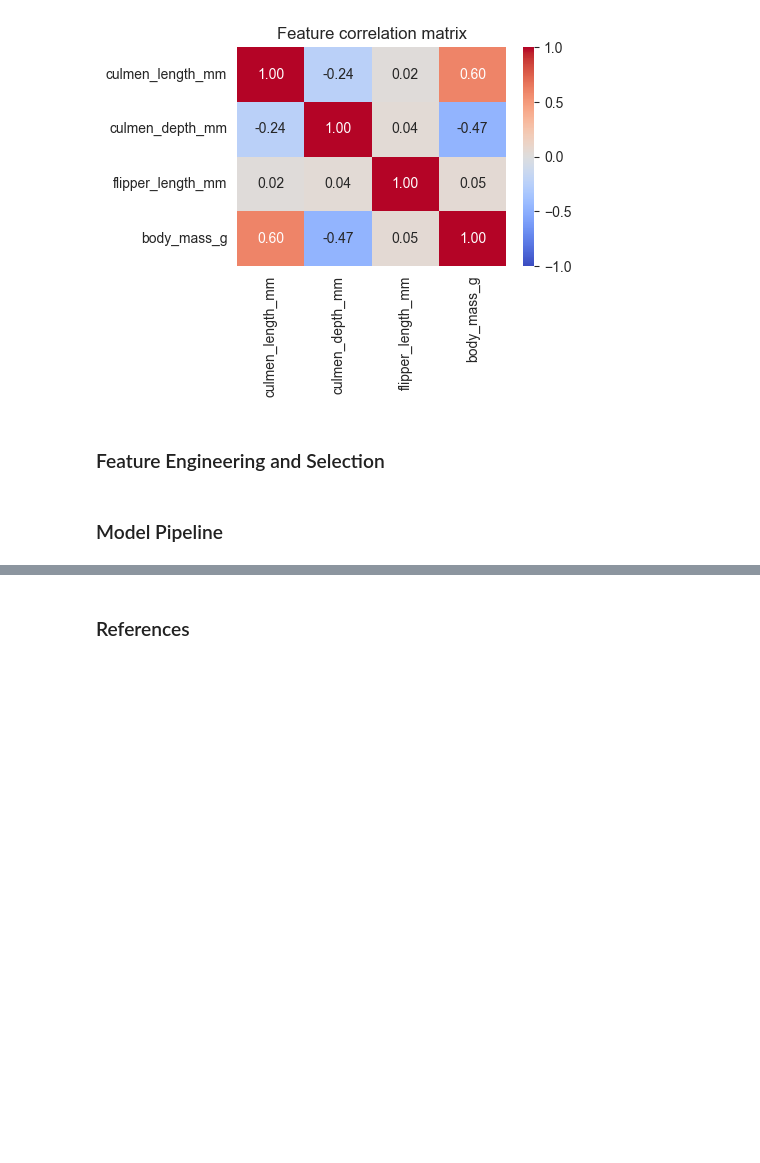
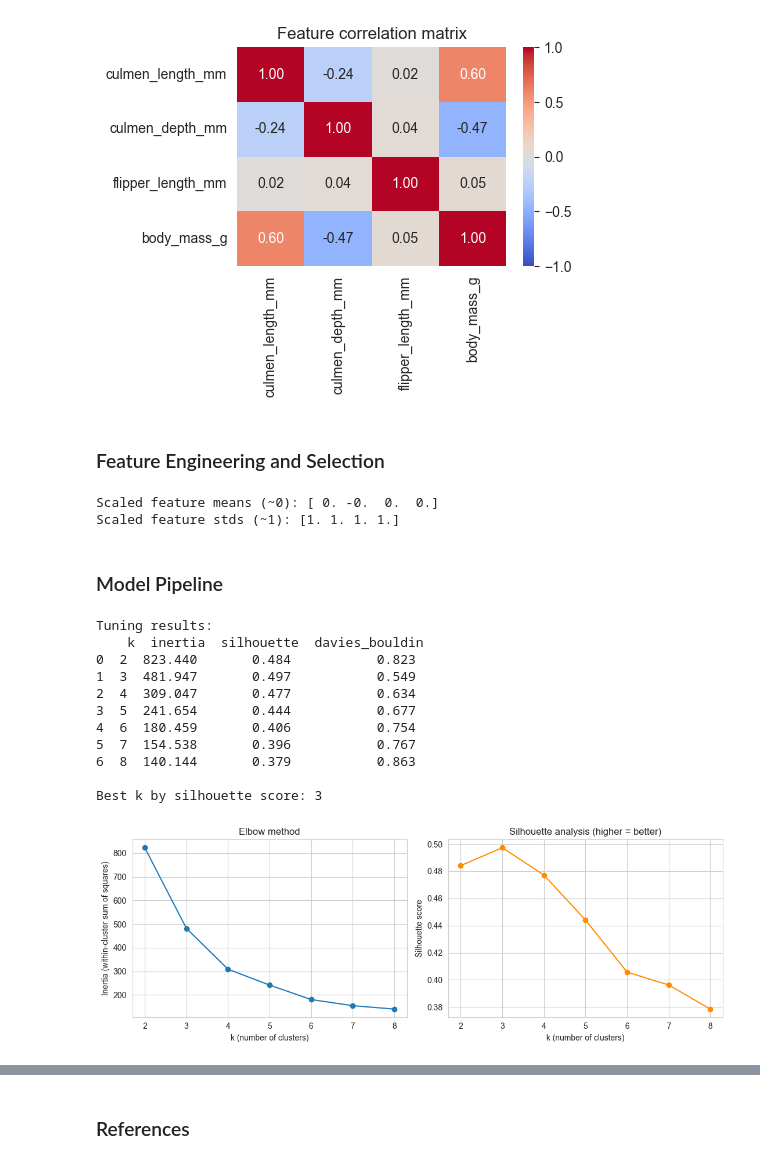
Before and after one commit to moloo1961/Python-notes, a Jupyter notebook: Machine_Learning_Notes/Unsupervised_Learning/Clustering_model.ipynb, the cells around one changed output, grey strips where cells are left out. Cells and saved outputs as stored; diff of their text form; code cells hidden in the pictures; blank space fills up the shorter version.

```diff
--- a/Machine_Learning_Notes/Unsupervised_Learning/Clustering_model.ipynb
+++ b/Machine_Learning_Notes/Unsupervised_Learning/Clustering_model.ipynb
@@ -112,5 +112,60 @@ body_mass_g               1.00
 X = peng_clean[numeric_cols].values
 scaler = StandardScaler()
 X_scaled = scaler.fit_transform(X)
+# %%
+print("\nScaled feature means (~0):", X_scaled.mean(axis=0).round(3))
+print("Scaled feature stds (~1):", X_scaled.std(axis=0).round(3))
+# %% [output]
+Scaled feature means (~0): [ 0. -0.  0.  0.]
+Scaled feature stds (~1): [1. 1. 1. 1.]
 # %% [markdown]
 ### Model Pipeline
+# %%
+k_range = range(2, 9)
+inertias = []
+sil_scores = []
+db_scores = []
+
+for k in k_range:
+    km = KMeans(n_clusters=k, init="k-means++", n_init=10, random_state=RANDOM_STATE)
+    labels = km.fit_predict(X_scaled)
+    inertias.append(km.inertia_)
+    sil_scores.append(silhouette_score(X_scaled, labels))
+    db_scores.append(davies_bouldin_score(X_scaled, labels))
+
+tuning_df = pd.DataFrame({
+    "k": list(k_range),
+    "inertia": inertias,
+    "silhouette": sil_scores,
+    "davies_bouldin": db_scores
+})
+print("\nTuning results:\n", tuning_df.round(3))
+
+fig, axes = plt.subplots(1, 2, figsize=(11, 4))
+axes[0].plot(list(k_range), inertias, marker="o")
+axes[0].set_xlabel("k (number of clusters)")
+axes[0].set_ylabel("Inertia (within-cluster sum of squares)")
+axes[0].set_title("Elbow method")
+
+axes[1].plot(list(k_range), sil_scores, marker="o", color="darkorange")
+axes[1].set_xlabel("k (number of clusters)")
+axes[1].set_ylabel("Silhouette score")
+axes[1].set_title("Silhouette analysis (higher = better)")
+
+plt.tight_layout()
+
+best_k = tuning_df.loc[tuning_df["silhouette"].idxmax(), "k"]
+print(f"\nBest k by silhouette score: {int(best_k)}")
+# %% [output]
+Tuning results:
+    k  inertia  silhouette  davies_bouldin
+0  2  823.440       0.484           0.823
+1  3  481.947       0.497           0.549
+2  4  309.047       0.477           0.634
+3  5  241.654       0.444           0.677
+4  6  180.459       0.406           0.754
+5  7  154.538       0.396           0.767
+6  8  140.144       0.379           0.863
+
+Best k by silhouette score: 3
+[figure, added]
```
Also changed, not shown: parts of 3 cells of this notebook, 5 other files.
